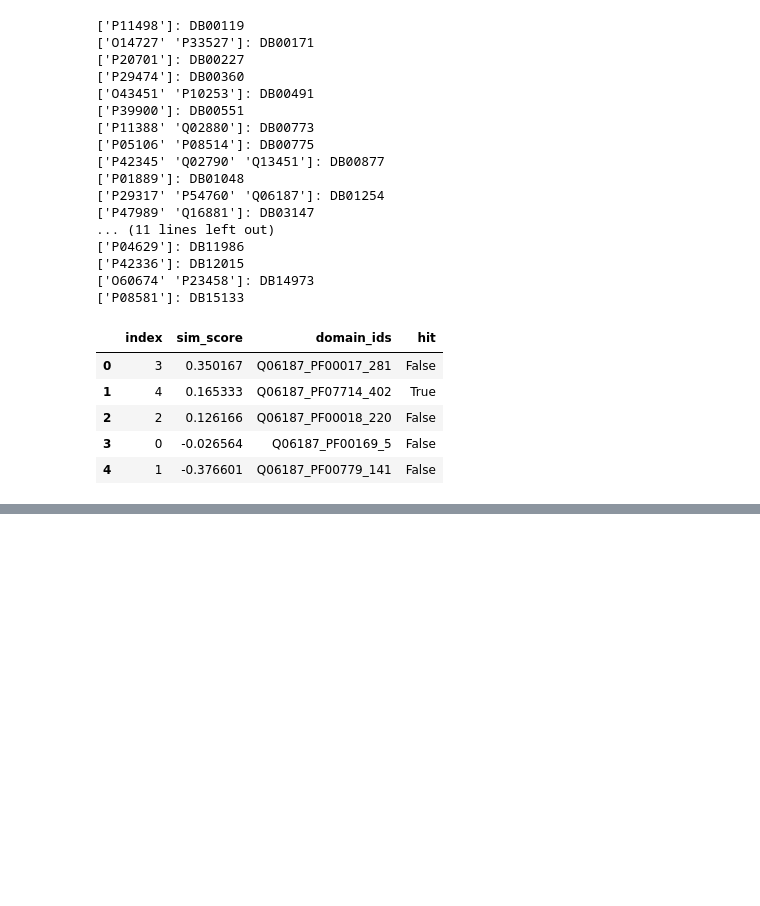
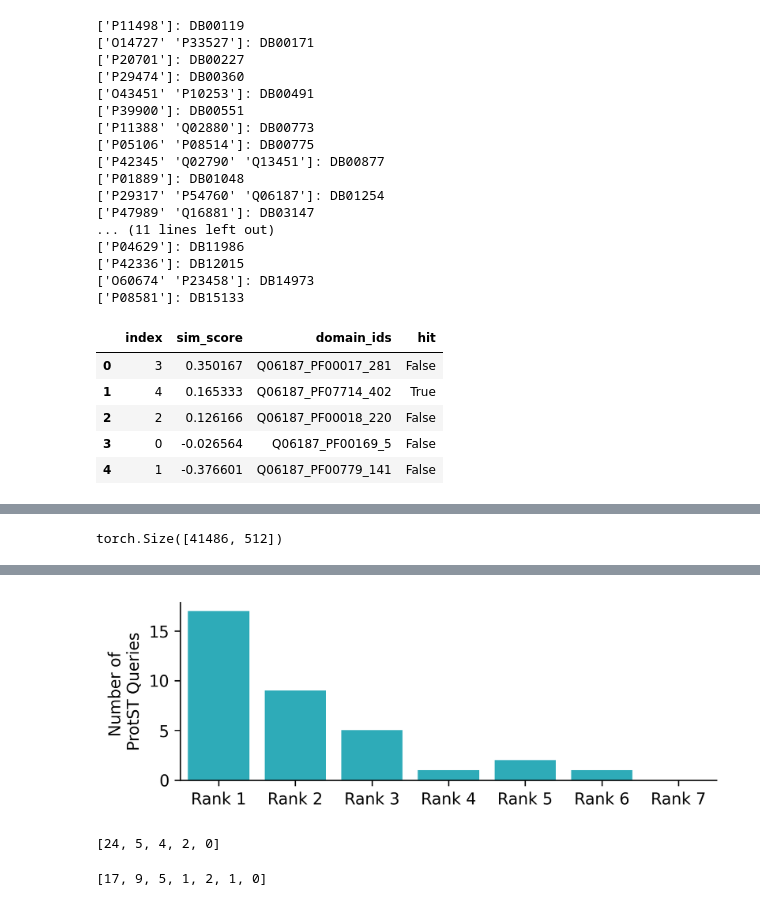
Before and after one commit to mims-harvard/ProCyon, a Jupyter notebook: examples/paper_analyses/drugdomain.ipynb, the cells around one changed output, grey strips where cells are left out. Cells and saved outputs as stored; diff of their text form; code cells hidden in the pictures; blank space fills up the shorter version.

```diff
--- a/examples/paper_analyses/drugdomain.ipynb
+++ b/examples/paper_analyses/drugdomain.ipynb
@@ -58,7 +58,7 @@ UnifiedProCyon(
 # %%
 import os
 HOME_DIR = os.getenv("HOME_DIR")
-DATA_DIR = "/n/holylfs06/LABS/mzitnik_lab/Lab/PLM/REPRO/ProCyon-Instruct/"
+DATA_DIR = "/n/holylfs06/LABS/mzitnik_lab/Lab/PLM/huggingface_repos/ProCyon-Instruct/"
 #DATA_DIR = os.getenv("DATA_DIR")
 # Make sure this line runs, follow instructions in GitHub README to set HOME_DIR
 # %%
@@ -697,7 +684,7 @@ for i, db_id in enumerate(unique_db_ids):
 
         # Domains to retrieve against:
         sub_ids = torch.LongTensor([domain_to_id[i] for i in uniprot_id_to_domains[uid]])
-        sim_df = ranking_sim_from_embedding(model_out, all_domain_embeddings[sub_ids]) # Similarity ranking
+        sim_df = ranking_sim_from_embedding(model_out=model_out, reference_embeddings=all_domain_embeddings[sub_ids]) # Similarity ranking
 
         # indices of target:
         domain_candidates = uniprot_id_to_domains[uid]
@@ -804,0 +821,11 @@ findfont: Generic family 'sans-serif' not found because none of the following fa
+# %%
+protst_domain_embeddings, all_domain_ids = torch.load(os.path.join(
+    DATA_DIR,
+    "model_weights",
+    "ProtST",
+    "domain_target_embeddings.pkl"
+))
+protst_domain_embeddings = protst_domain_embeddings.float()
+print(protst_domain_embeddings.shape)
+# %% [output]
+torch.Size([41486, 512])
@@ -804,0 +873,27 @@ findfont: Generic family 'sans-serif' not found because none of the following fa
+# %%
+dfmap = {}
+i = 0
+for uni_id_sublist, db_id in zip(uni_ids_list, db_id_list):
+    for uid in uni_id_sublist:
+        k = "{}_{}".format(uid,db_id)
+        dfmap[k] = all_dfs[i]
+        i += 1
+# %%
+protst_above_expected = []
+protst_flat_pct_hits = []
+protst_flat_abs_rank = [] # Absolute rank of all drug inputs - will be used to compute plot
+protst_sizes = []
+for i in range(len(pct_hits)):
+    if len(pct_hits[i]) > 1:
+        continue
+    pct = pct_hits[i][0] / 100
+    protst_flat_pct_hits.append(pct_hits[i][0])
+    protst_flat_abs_rank.append(abs_rank[i][0])
+    size = all_dfs[i].shape[0]
+    protst_sizes.append(size)
+
+    actual = pct * size
+    expected = size * 0.5
+
+    actual_over = actual - expected
+    protst_above_expected.append(actual_over)
@@ -804,0 +902,11 @@ findfont: Generic family 'sans-serif' not found because none of the following fa
+# %%
+import seaborn as sns
+protst_flat_abs_counts = [(protst_flat_abs_rank == i).sum() for i in sorted(np.unique(protst_flat_abs_rank))] + [0]
+
+plt.figure(dpi=300, figsize=(6,2))
+sns.barplot(protst_flat_abs_counts, color = "#17BECF")
+sns.despine()
+plt.xticks(plt.xticks()[0], [f"Rank {i+1}" for i in range(len(protst_flat_abs_counts))])
+plt.ylabel("Number of \nProtST Queries")
+plt.show()
+# %% [output]
@@ -804,0 +915,9 @@ findfont: Generic family 'sans-serif' not found because none of the following fa
+[figure, added]
+# %%
+flat_abs_counts
+# %% [output]
+[24, 5, 4, 2, 0]
+# %%
+protst_flat_abs_counts
+# %% [output]
+[17, 9, 5, 1, 2, 1, 0]
```
Also changed, not shown: parts of 19 cells of this notebook, 10 other files.
